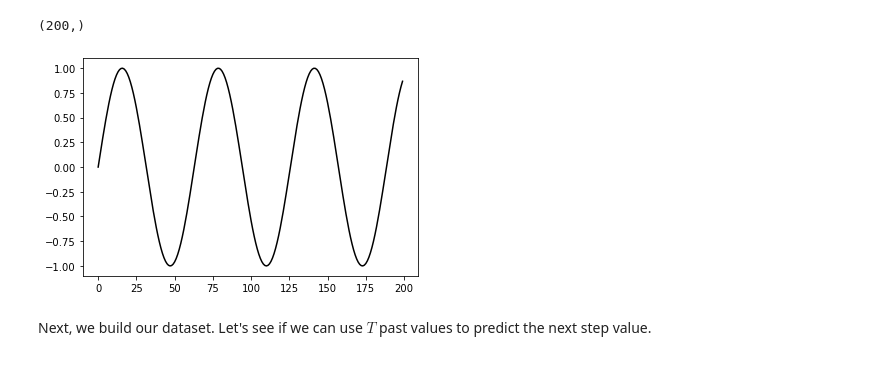
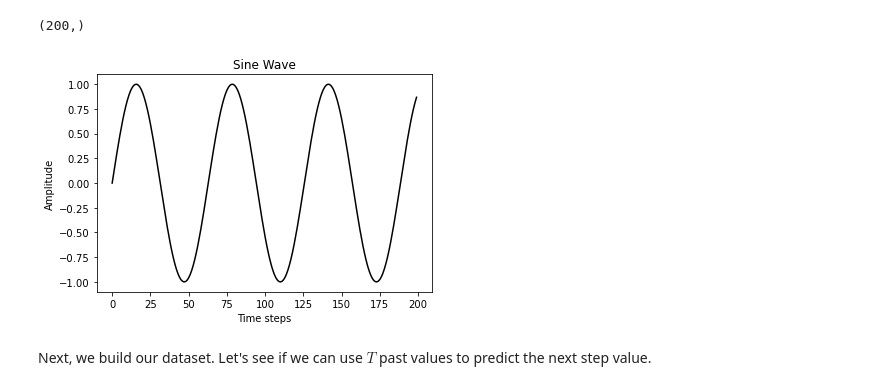
Before and after one commit to kbantoec/deep_learning, a Jupyter notebook: tf2/autoregressive_model.ipynb, the cells around one changed output. Saved outputs shown, nothing was run; the diff lists cells and outputs as text; code cells hidden in the pictures.

Commit message:
Added labels to plots

```diff
--- a/tf2/autoregressive_model.ipynb
+++ b/tf2/autoregressive_model.ipynb
@@ -19,16 +19,21 @@ import matplotlib.pyplot as plt
 
 Create syntethic data. This is important as it allows us to study the behaviour of our model under different controlled circumstances.
 # %%
-series = np.sin(0.1 * np.arange(200))
+angular_frequency: float = 0.1
+
+series = np.sin(angular_frequency * np.arange(200))
 print(series.shape)
 # %% [output]
 (200,)
 # %%
 plt.plot(series, c='k')
+plt.ylabel('Amplitude')
+plt.xlabel('Time steps')
+plt.title('Sine Wave')
 # plt.savefig('out/plots/sine_wave.png', dpi=600, transparent=True)
 plt.show()
 # %% [output]
-[figure, old version]
+[figure, new version]
 # %% [markdown]
 Next, we build our dataset. Let's see if we can use $T$ past values to predict the next step value.
 # %%
```
Also changed, not shown: parts of 9 cells of this notebook.
